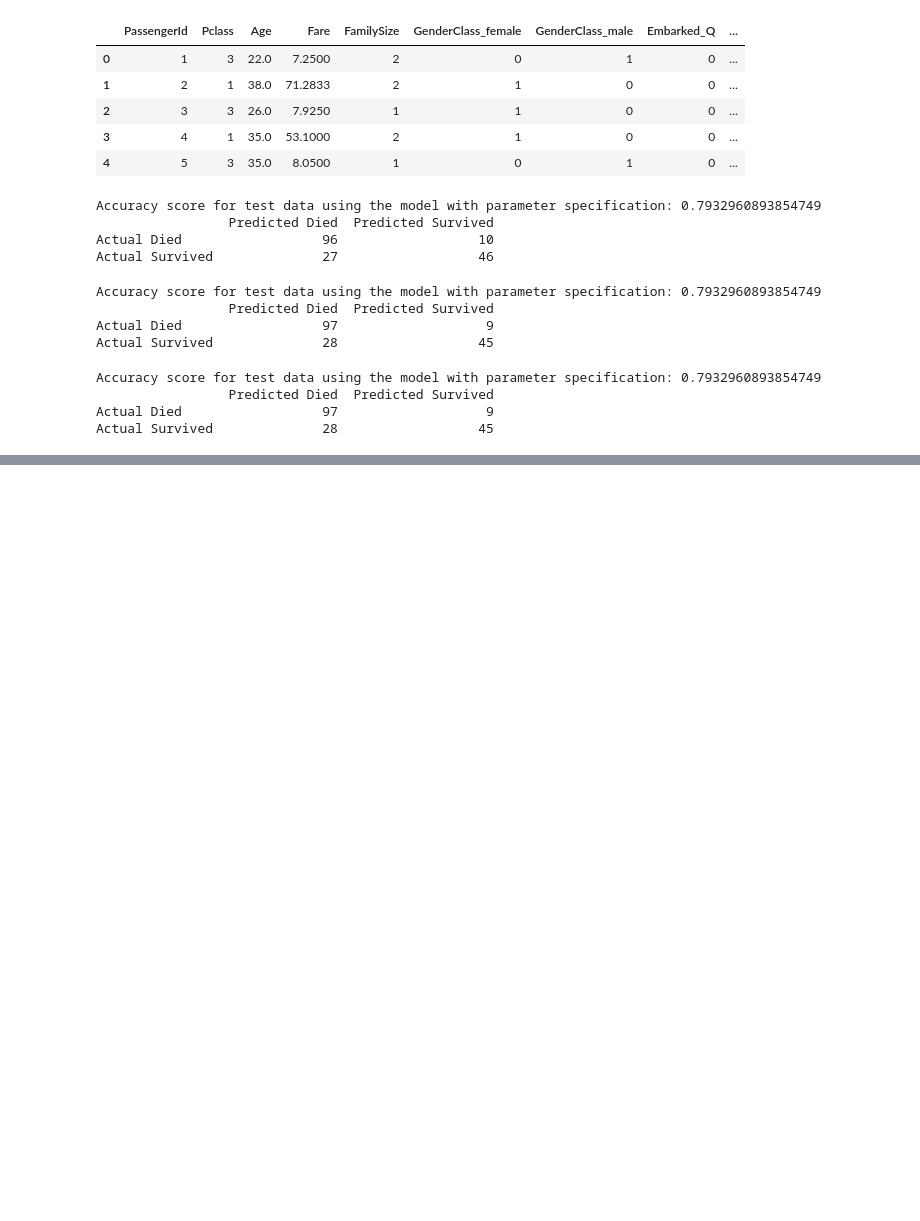
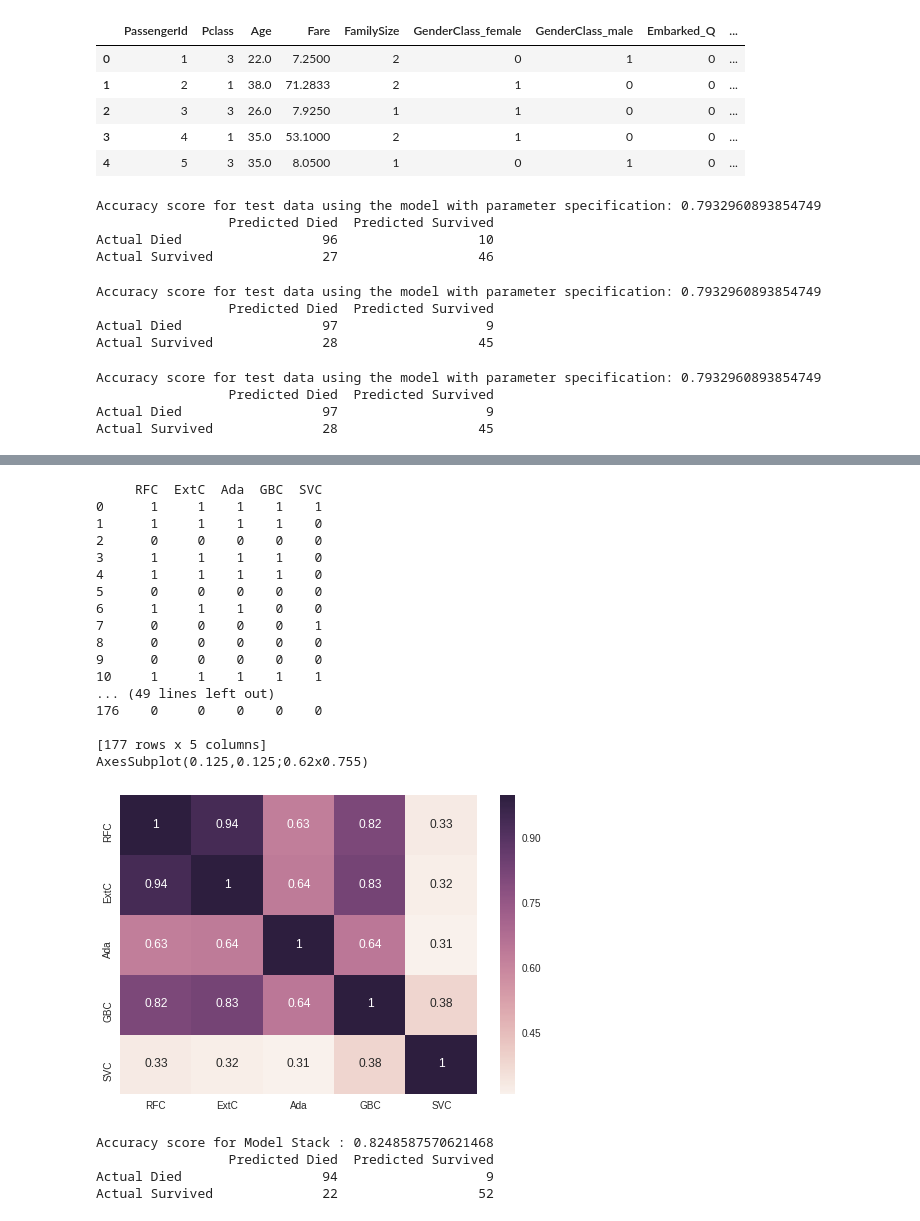
Before and after one commit to dakshnpci/NPCIMLTraining, a Jupyter notebook: BoostingExample.ipynb, the cells around one changed output, grey strips where cells are left out. Drawn from its saved outputs; the diff is of its cells as text; code cells hidden in the pictures; blank space fills up the shorter version.

```diff
--- a/BoostingExample.ipynb
+++ b/BoostingExample.ipynb
@@ -395,0 +733,56 @@ GradientBoostingClassifier(criterion='friedman_mse', init=None,
+# %%
+test_Survived_RFC = pd.Series(RFC_best.predict(X_test), name="RFC")
+test_Survived_ExtC = pd.Series(ExtC_best.predict(X_test), name="ExtC")
+test_Survived_SVMC = pd.Series(SVMC_best.predict(X_test), name="SVC")
+test_Survived_AdaC = pd.Series(ada_best.predict(X_test), name="Ada")
+test_Survived_GBC = pd.Series(GBC_best.predict(X_test), name="GBC")
+
+# Concatenate all classifier results
+ensemble_results = pd.concat([test_Survived_RFC,test_Survived_ExtC,test_Survived_AdaC,test_Survived_GBC, test_Survived_SVMC],axis=1)
+print(ensemble_results)
+g= sns.heatmap(ensemble_results.corr(),annot=True)
+print(g)
+# %% [output]
+     RFC  ExtC  Ada  GBC  SVC
+0      1     1    1    1    1
+1      1     1    1    1    0
+2      0     0    0    0    0
+3      1     1    1    1    0
+4      1     1    1    1    0
+5      0     0    0    0    0
+6      1     1    1    0    0
+7      0     0    0    0    1
+8      0     0    0    0    0
+9      0     0    0    0    0
+10     1     1    1    1    1
+... (49 lines left out)
+176    0     0    0    0    0
+
+[177 rows x 5 columns]
+AxesSubplot(0.125,0.125;0.62x0.755)
+[figure, added]
+# %%
+# votingC = VotingClassifier(estimators=[('rfc', RFC_best), ('extc', ExtC_best),
+# ('svc', SVMC_best), ('adac',ada_best),('gbc',GBC_best)], voting='soft', n_jobs=4)
+
+votingC = VotingClassifier(estimators=[('gbc',GBC_best)], voting='soft', n_jobs=-1)
+
+votingC = votingC.fit(X_train, y_train)
+
+
+y_pred_test = votingC.predict(X_test)
+
+print('Accuracy score for Model Stack :', accuracy_score(y_test,y_pred_test))
+
+from sklearn.metrics import confusion_matrix
+
+confusion_matrix = pd.DataFrame(confusion_matrix(y_test, y_pred_test))
+
+confusion_matrix.index = ['Actual Died','Actual Survived']
+confusion_matrix.columns = ['Predicted Died','Predicted Survived']
+print(confusion_matrix)
+# %% [output]
+Accuracy score for Model Stack : 0.8248587570621468
+                 Predicted Died  Predicted Survived
+Actual Died                  94                   9
+Actual Survived              22                  52
```
Also changed, not shown: parts of 7 cells of this notebook.
